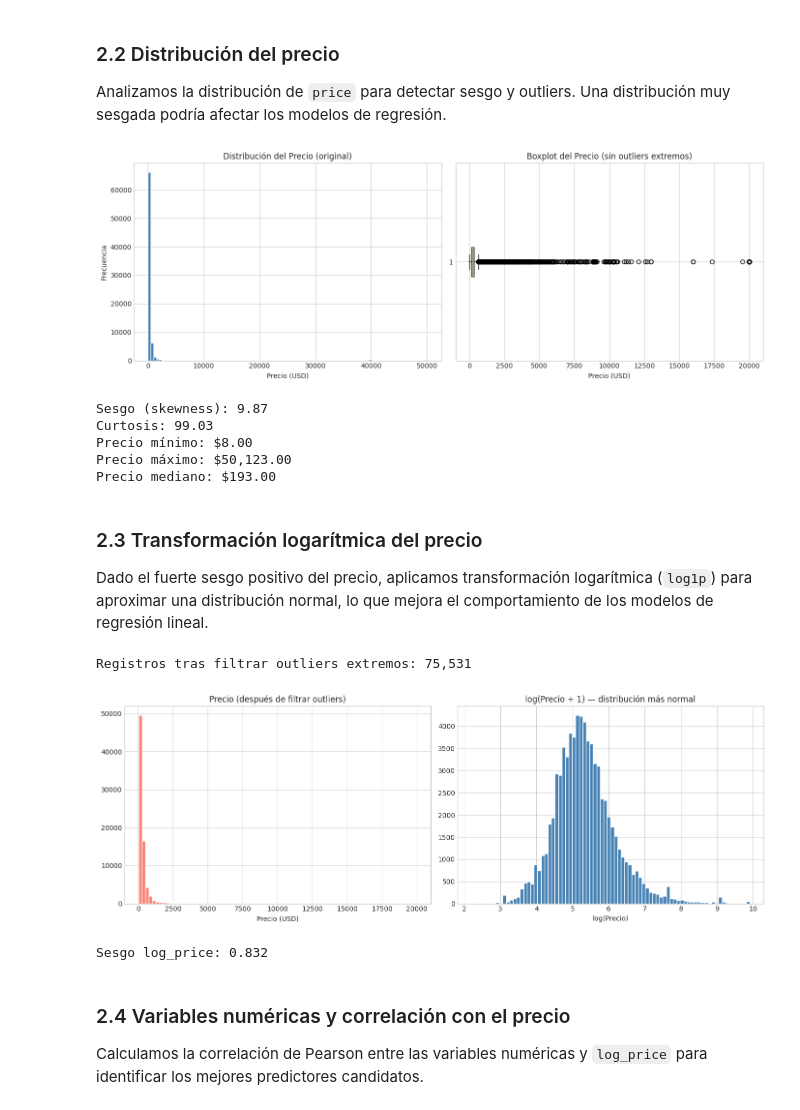
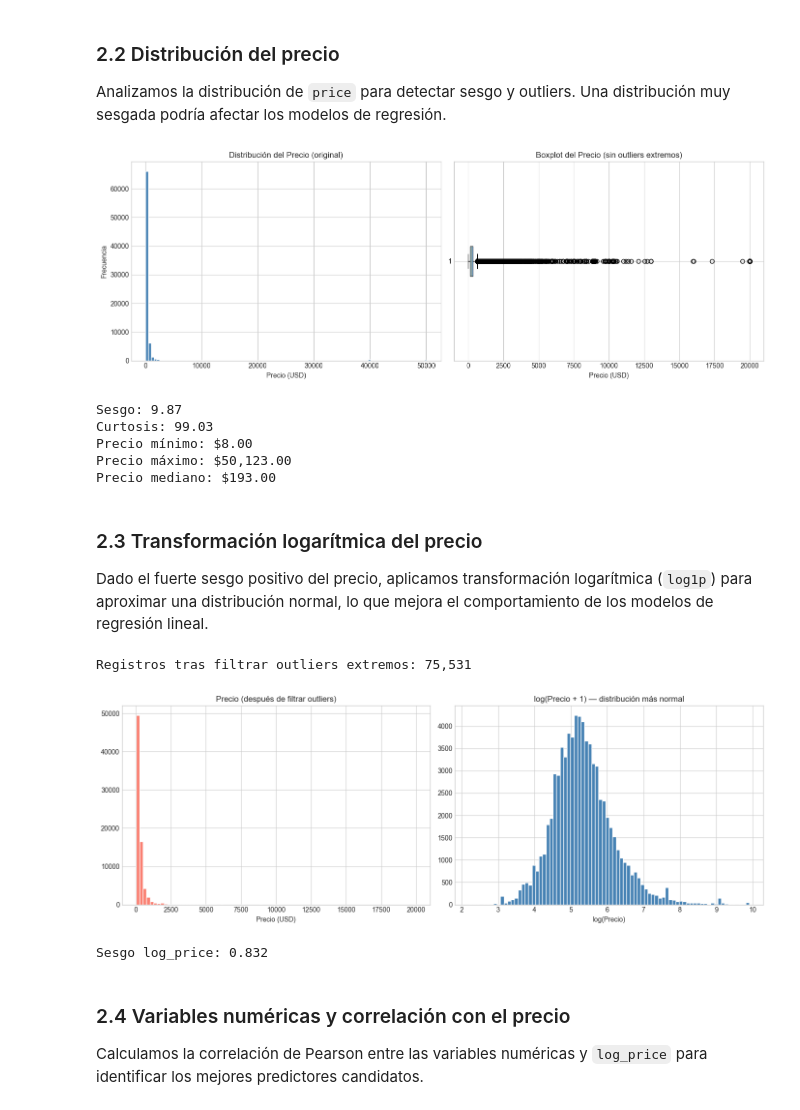
Before and after one commit to Jonialen/mineDatos-lab3, a Jupyter notebook: lab3.ipynb, the cells around one changed output. Drawn from its saved outputs; the diff is of its cells as text; code cells hidden in the pictures.

```diff
--- a/lab3.ipynb
+++ b/lab3.ipynb
@@ -145,14 +151,14 @@ axes[1].set_xlabel('Precio (USD)')
 plt.tight_layout()
 plt.show()
 
-print(f'Sesgo (skewness): {df["price"].skew():.2f}')
+print(f'Sesgo: {df["price"].skew():.2f}')
 print(f'Curtosis: {df["price"].kurt():.2f}')
 print(f'Precio mínimo: ${df["price"].min():.2f}')
 print(f'Precio máximo: ${df["price"].max():,.2f}')
 print(f'Precio mediano: ${df["price"].median():.2f}')
 # %% [output]
-[figure, old version]
+[figure, new version]
-Sesgo (skewness): 9.87
+Sesgo: 9.87
 Curtosis: 99.03
 Precio mínimo: $8.00
 Precio máximo: $50,123.00
@@ -164,29 +170,29 @@ Dado el fuerte sesgo positivo del precio, aplicamos transformación logarítmica
 # %%
 # Filtrar outliers extremos antes de modelar (precio > 0 y < percentil 99)
 p99 = df['price'].quantile(0.99)
 df = df[(df['price'] > 0) & (df['price'] <= p99)].copy()
 print(f'Registros tras filtrar outliers extremos: {len(df):,}')
 
 # Transformación log
 df['log_price'] = np.log1p(df['price'])
 
 fig, axes = plt.subplots(1, 2, figsize=(14, 5))
 
 axes[0].hist(df['price'], bins=80, color='salmon', edgecolor='white')
 axes[0].set_title('Precio (después de filtrar outliers)')
 axes[0].set_xlabel('Precio (USD)')
 
 axes[1].hist(df['log_price'], bins=80, color='steelblue', edgecolor='white')
-axes[1].set_title('log(Precio + 1) — distribución más normal')
+axes[1].set_title('log(Precio + 1) - distribución más normal')
 axes[1].set_xlabel('log(Precio)')
 
 plt.tight_layout()
 plt.show()
 
 print(f'Sesgo log_price: {df["log_price"].skew():.3f}')
 # %% [output]
 Registros tras filtrar outliers extremos: 75,531
-[figure, old version]
+[figure, new version]
 Sesgo log_price: 0.832
 # %% [markdown]
 ### 2.4 Variables numéricas y correlación con el precio
```
Also changed, not shown: parts of 39 cells of this notebook.
